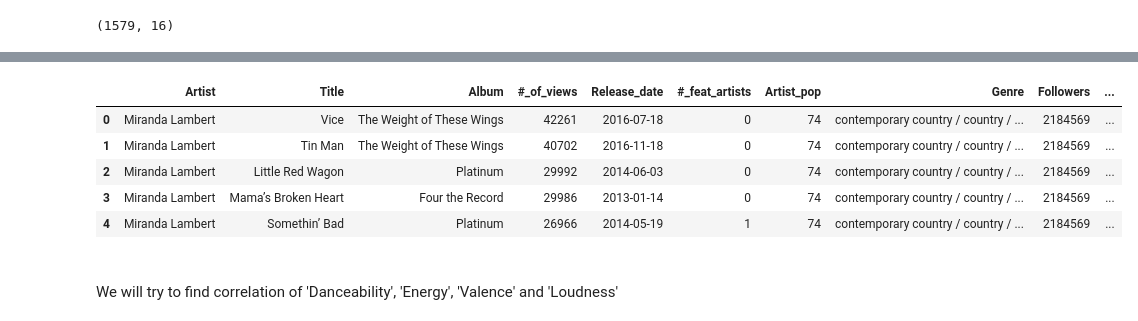
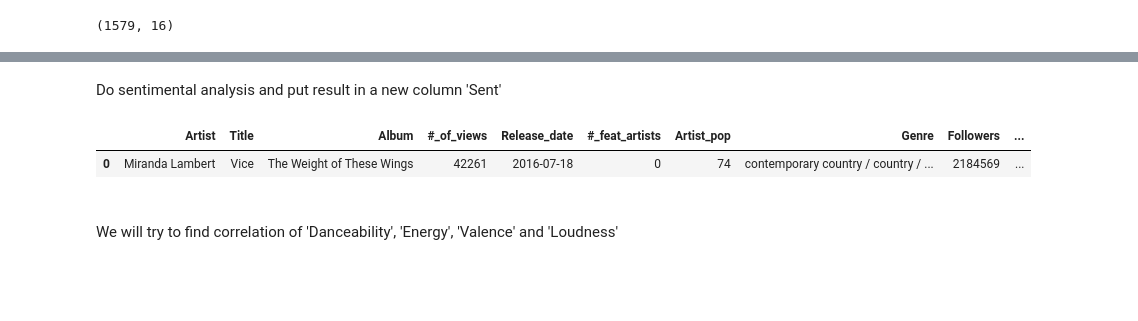
Before and after one commit to ccamp032/Music-Mood-Analysis, a Jupyter notebook: Phase_2_data_analysis/LyricDataset_Dmitri.ipynb, the cells around one changed output, grey strips where cells are left out. Cells and saved outputs as stored; diff of their text form; code cells hidden in the pictures; blank space fills up the shorter version.

```diff
--- a/Phase_2_data_analysis/LyricDataset_Dmitri.ipynb
+++ b/Phase_2_data_analysis/LyricDataset_Dmitri.ipynb
@@ -111,6 +114,8 @@ str_array = data['Lyrics'].to_numpy()
 length = len(str_array)
 for i in range(length):
     str_array[i] = str_array[i].lower().translate(string.punctuation).replace('+', ' ').replace('\\', '').replace('"', '')
+# %% [markdown]
+Do sentimental analysis and put result in a new column 'Sent'
 # %%
 sent_result = np.empty(length)
 from vaderSentiment.vaderSentiment import SentimentIntensityAnalyzer
@@ -123,14 +128,10 @@ for i in range(length):
 tempo = pd.Series(sent_result)
 data = data.assign(Sent = tempo)
 # %%
-data.head()
+data.head(1)
 # %% [output]
 |  | Artist | Title | Album | #_of_views | Release_date | #_feat_artists | Artist_pop | Genre | Followers | ... |
 | 0 | Miranda Lambert | Vice | The Weight of These Wings | 42261 | 2016-07-18 | 0 | 74 | contemporary country / country / ... | 2184569 | ... |
-| 1 | Miranda Lambert | Tin Man | The Weight of These Wings | 40702 | 2016-11-18 | 0 | 74 | contemporary country / country / ... | 2184569 | ... |
-| 2 | Miranda Lambert | Little Red Wagon | Platinum | 29992 | 2014-06-03 | 0 | 74 | contemporary country / country / ... | 2184569 | ... |
-| 3 | Miranda Lambert | Mama’s Broken Heart | Four the Record | 29986 | 2013-01-14 | 0 | 74 | contemporary country / country / ... | 2184569 | ... |
-| 4 | Miranda Lambert | Somethin’ Bad | Platinum | 26966 | 2014-05-19 | 1 | 74 | contemporary country / country / ... | 2184569 | ... |
 # %% [markdown]
 <br>
 We will try to find correlation of 'Danceability', 'Energy', 'Valence' and 'Loudness'
```
Also changed, not shown: parts of 8 cells of this notebook.
